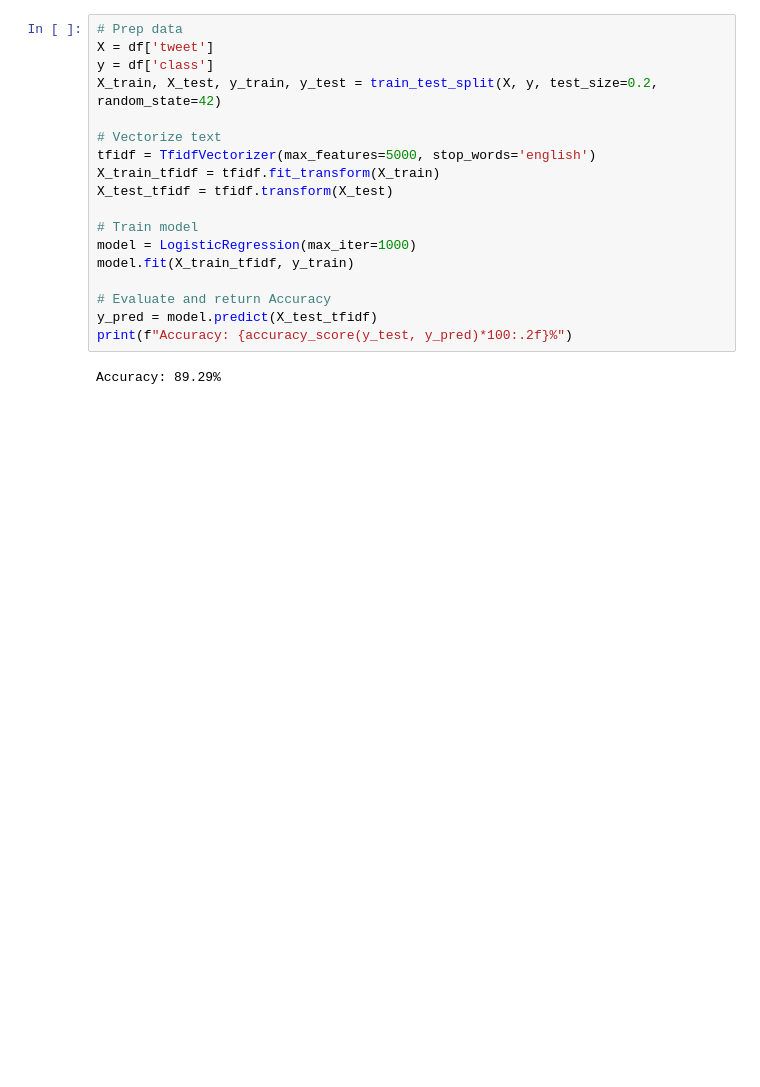
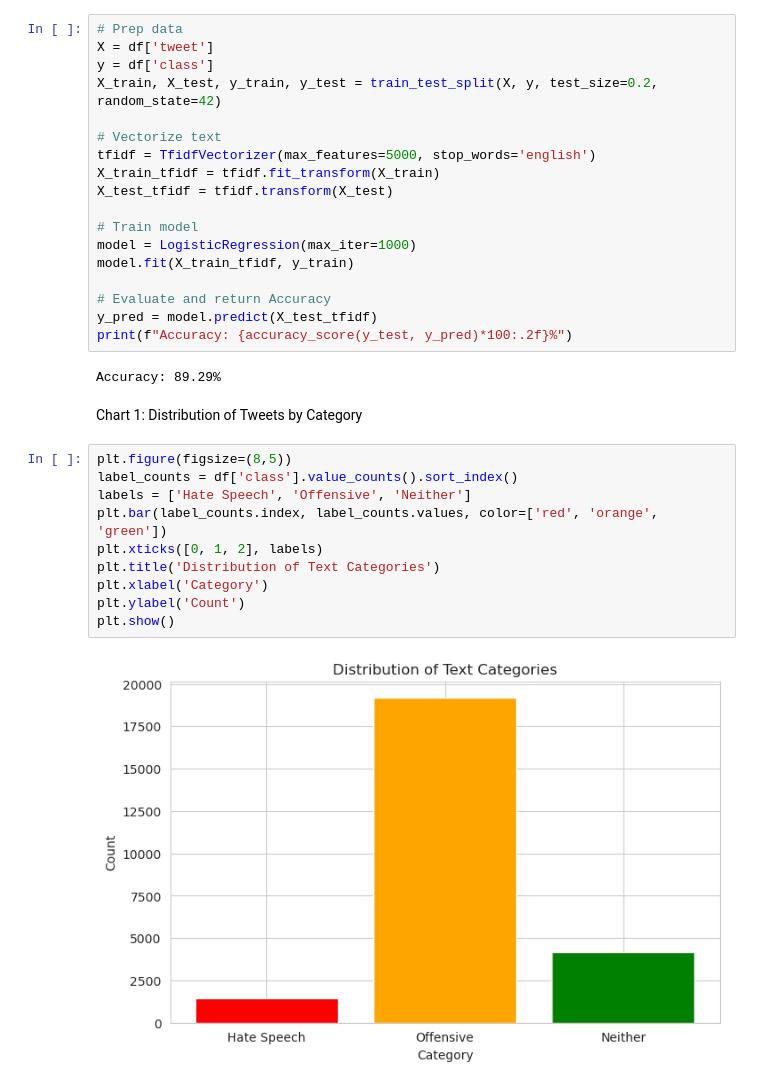
Before and after one commit to asong65535/hatespeech-ml, a Jupyter notebook: model.ipynb, the cells around one changed output. Saved outputs shown, nothing was run; the diff lists cells and outputs as text; blank space fills up the shorter version.

Commit message:
Add Graphs and User Input

```diff
--- a/model.ipynb
+++ b/model.ipynb
@@ -44,3 +44,17 @@ y_pred = model.predict(X_test_tfidf)
 print(f"Accuracy: {accuracy_score(y_test, y_pred)*100:.2f}%")
 # %% [output]
 Accuracy: 89.29%
+# %% [markdown]
+Chart 1: Distribution of Tweets by Category
+# %%
+plt.figure(figsize=(8,5))
+label_counts = df['class'].value_counts().sort_index()
+labels = ['Hate Speech', 'Offensive', 'Neither']
+plt.bar(label_counts.index, label_counts.values, color=['red', 'orange', 'green'])
+plt.xticks([0, 1, 2], labels)
+plt.title('Distribution of Text Categories')
+plt.xlabel('Category')
+plt.ylabel('Count')
+plt.show()
+# %% [output]
+[figure, added]
```
Also changed, not shown: parts of 8 cells of this notebook.
